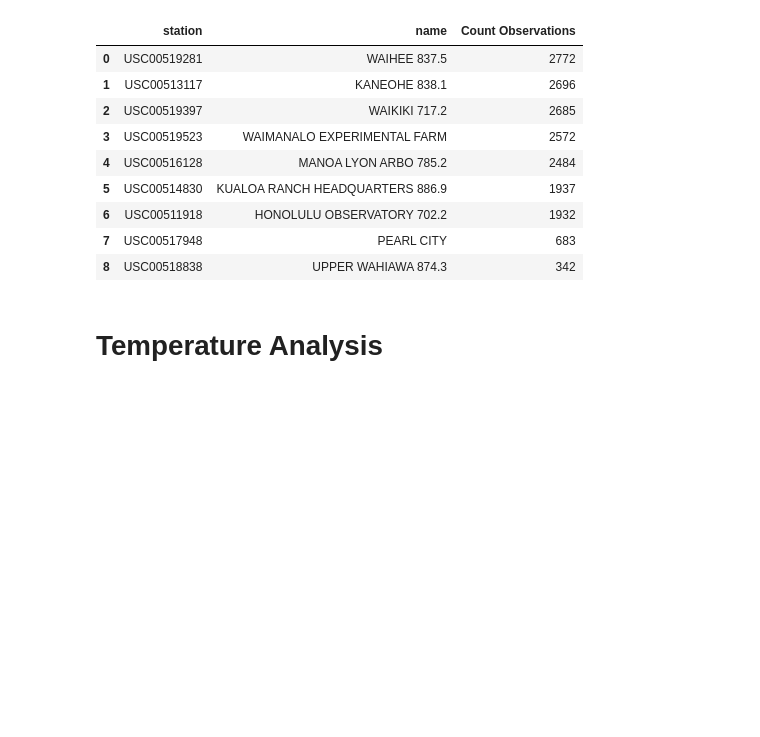
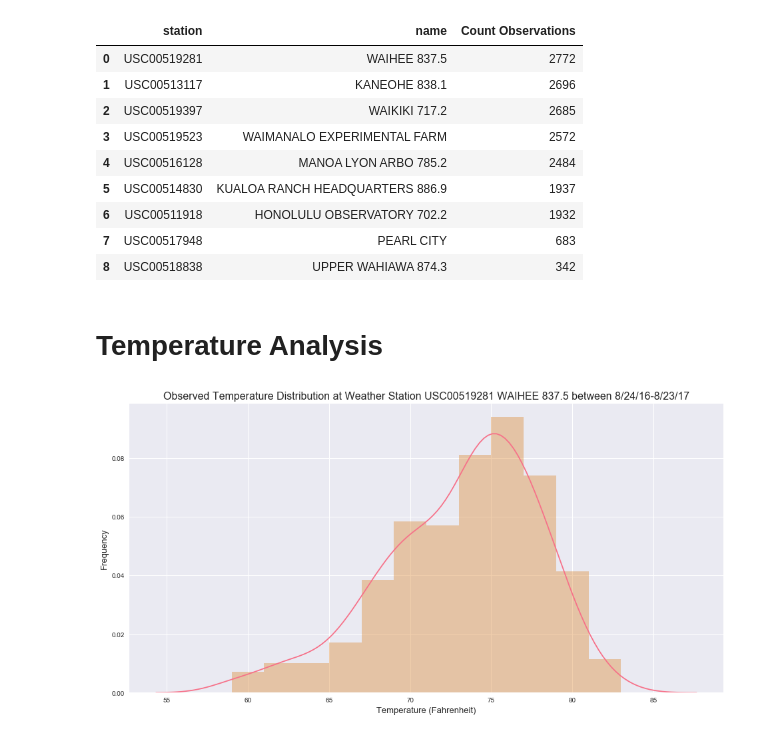
Before and after one commit to hmlanden/SurfyAPY, a Jupyter notebook: climate_analysis.ipynb, the cells around one changed output. Saved outputs shown, nothing was run; the diff lists cells and outputs as text; code cells hidden in the pictures; blank space fills up the shorter version.

```diff
--- a/climate_analysis.ipynb
+++ b/climate_analysis.ipynb
@@ -129,0 +149,22 @@ The station with the highest observation count is USC00519281 WAIHEE 837.5.
+# %%
+# ----------------------------------------------------------------------
+# Step 9: Graph 12 months worth of temperature data from the station with
+#       the most observations.
+# ----------------------------------------------------------------------
+# read query into dataframe
+query = f'SELECT date, station, temp FROM measurements \
+          WHERE date > "{last_year_start}" AND \
+          station = "{station_obs_count_desc["station"][0]}"'
+last_year_temp_df = pd.read_sql(query, engine)['temp']
+
+# plot histogram
+#plt.hist(x=last_year_temp_df, bins=12, histtype='bar')
+sns.distplot(last_year_temp_df, bins=12, color=palette_dict['light coral'],
+            hist_kws={'color':palette_dict['orange']})
+plt.title(f"Observed Temperature Distribution at Weather Station {highest_obs} between 8/24/16-8/23/17",
+         size=16)
+plt.xlabel('Temperature (Fahrenheit)', size=13)
+plt.ylabel('Frequency', size=13)
+plt.show()
+# %% [output]
+[figure, added]
```
Also changed, not shown: parts of 9 cells of this notebook.
